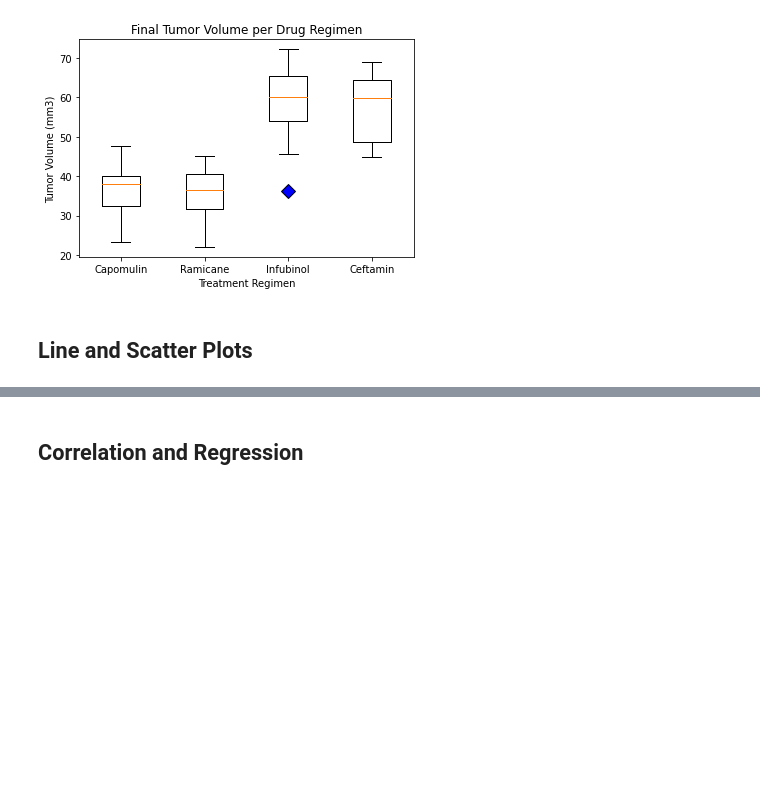
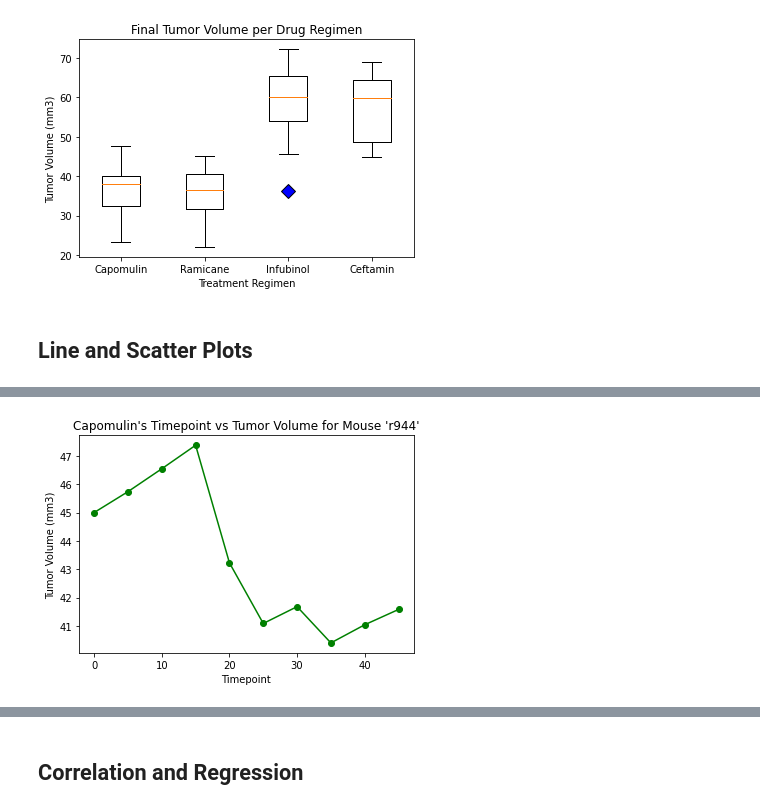
Before and after one commit to AlineHornoff/Pymaceuticals_challenge, a Jupyter notebook: Pymaceuticals/pymaceuticals_starter.ipynb, the cells around one changed output, grey strips where cells are left out. Drawn from its saved outputs; the diff is of its cells as text; code cells hidden in the pictures; blank space fills up the shorter version.

Commit message:
Added code for Line and Scatter Plots

```diff
--- a/Pymaceuticals/pymaceuticals_starter.ipynb
+++ b/Pymaceuticals/pymaceuticals_starter.ipynb
@@ -405,0 +432,5 @@ plt.show()
+# %%
+# For Mouse ID 'r944' get time point and tumor volume
+MouseTP_r944 = MouseDataClean_df[['Timepoint', 'Tumor Volume (mm3)']] \
+            .loc[(MouseDataClean_df['Drug Regimen'] == 'Capomulin') & (MouseDataClean_df['Mouse ID']=='r944')]
+MouseTP_r944
@@ -405,0 +449,16 @@ plt.show()
+# %%
+# Generate a line plot for Mouse ID 'r944'
+
+# Create and formate the line plot
+plt.plot(MouseTP_r944['Timepoint'], MouseTP_r944['Tumor Volume (mm3)'], color="g", marker='o')
+plt.title("Capomulin's Timepoint vs Tumor Volume for Mouse 'r944'")
+plt.ylabel("Tumor Volume (mm3)")
+plt.xlabel("Timepoint")
+
+# Save Line Plot Chart as png
+plt.savefig("Charts_Plots/LinePlotChart.png")
+
+# Display line plot
+plt.show()
+# %% [output]
+[figure, added]
```
Also changed, not shown: parts of 9 cells of this notebook, 2 other files.
